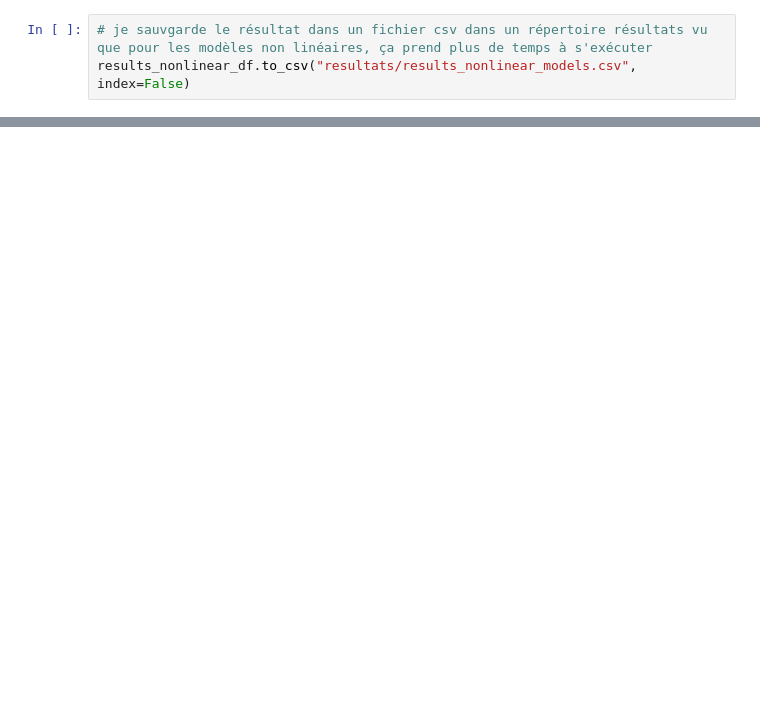
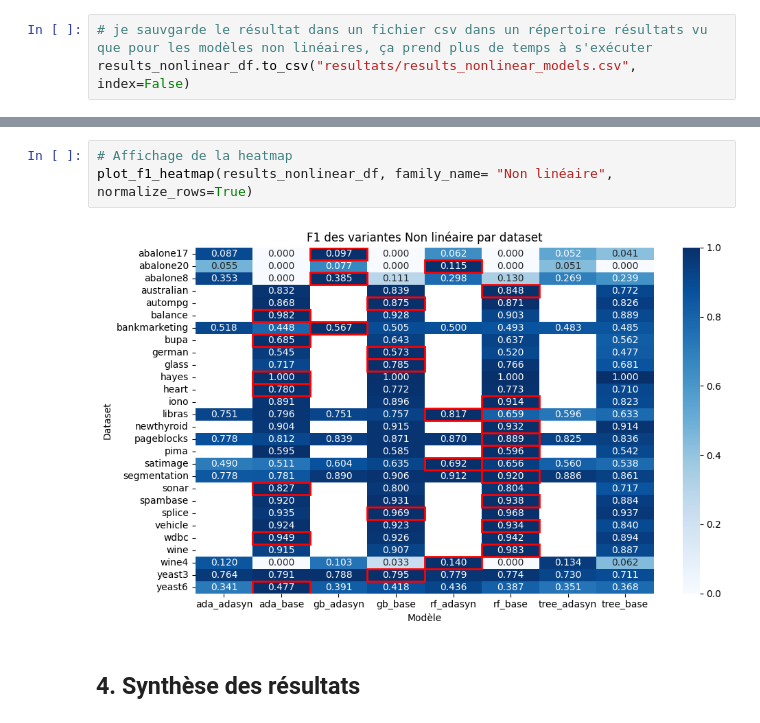
Before and after one commit to yousra-bouhanna/Machine_Learning_Challenge, a Jupyter notebook: Part 1.ipynb, the cells around one changed output, grey strips where cells are left out. Cells and saved outputs as stored; diff of their text form; blank space fills up the shorter version.

```diff
--- a/Part 1.ipynb
+++ b/Part 1.ipynb
@@ -986,0 +971,7 @@ yeast6            0.961883   0.970852
+# %%
+# Affichage de la heatmap
+plot_f1_heatmap(results_nonlinear_df, family_name= "Non linéaire", normalize_rows=True)
+# %% [output]
+[figure, added]
+# %% [markdown]
+## **4. Synthèse des résultats**
```
Also changed, not shown: parts of 16 cells of this notebook, 1 other file.
